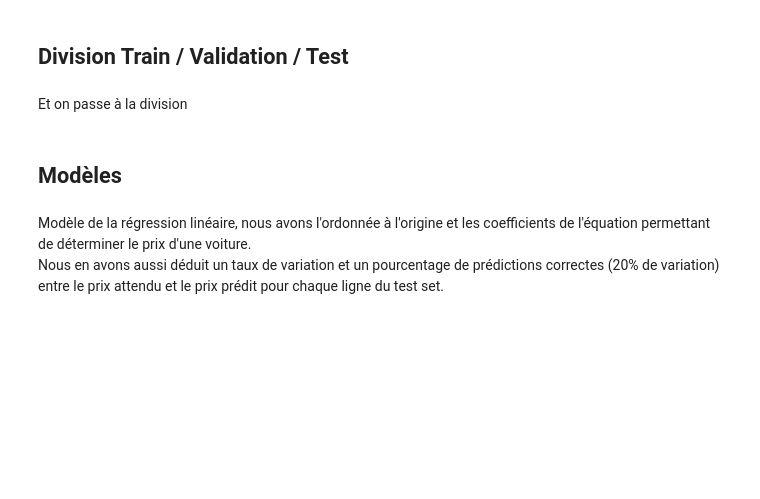
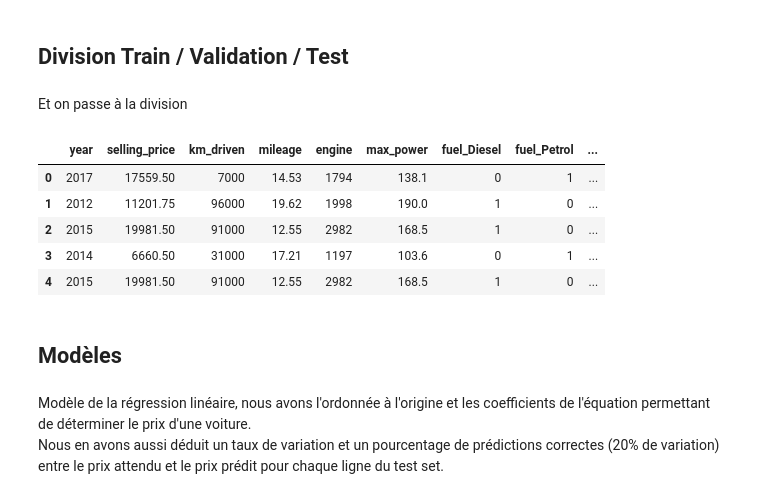
Before and after one commit to jagereren/Car-price-prediction-Machine-learning, a Jupyter notebook: projet_ias.ipynb, the cells around one changed output. Cells and saved outputs as stored; diff of their text form; code cells hidden in the pictures; blank space fills up the shorter version.

```diff
--- a/projet_ias.ipynb
+++ b/projet_ias.ipynb
@@ -337,10 +355,18 @@ Et on passe à la division
 # %%
 from sklearn.model_selection import train_test_split
 
-X = cars[['year','km_driven','fuel','seller_type','transmission','mileage','engine','max_power','owner']] # on devra traiter les attributs string
+X = cars[['year','selling_price','km_driven','mileage','engine','max_power','fuel_Diesel','fuel_Petrol','seller_type_Dealer','seller_type_Individual','transmission_Automatic','transmission_Manual','owner_First Owner','owner_Second Owner']]
 y = cars['selling_price'] # variable de prédiction
 
-X_train, X_test, y_train, y_test = train_test_split(X,y,test_size=.2, random_state=1345) # on stocke dans des valeurs de sortie, random_state pour éviter que ça ne change
+X_train, X_test, y_train, y_test = train_test_split(X,y,test_size=.2, random_state=700) # on stocke dans des valeurs de sortie, random_state pour éviter que ça ne change
+cars.head()
+# %% [output]
+|  | year | selling_price | km_driven | mileage | engine | max_power | fuel_Diesel | fuel_Petrol | ... |
+| 0 | 2017 | 17559.50 | 7000 | 14.53 | 1794 | 138.1 | 0 | 1 | ... |
+| 1 | 2012 | 11201.75 | 96000 | 19.62 | 1998 | 190.0 | 1 | 0 | ... |
+| 2 | 2015 | 19981.50 | 91000 | 12.55 | 2982 | 168.5 | 1 | 0 | ... |
+| 3 | 2014 | 6660.50 | 31000 | 17.21 | 1197 | 103.6 | 0 | 1 | ... |
+| 4 | 2015 | 19981.50 | 91000 | 12.55 | 2982 | 168.5 | 1 | 0 | ... |
 # %% [markdown]
 ## Modèles
 # %% [markdown]
```
Also changed, not shown: parts of 21 cells of this notebook, 1 other file.
